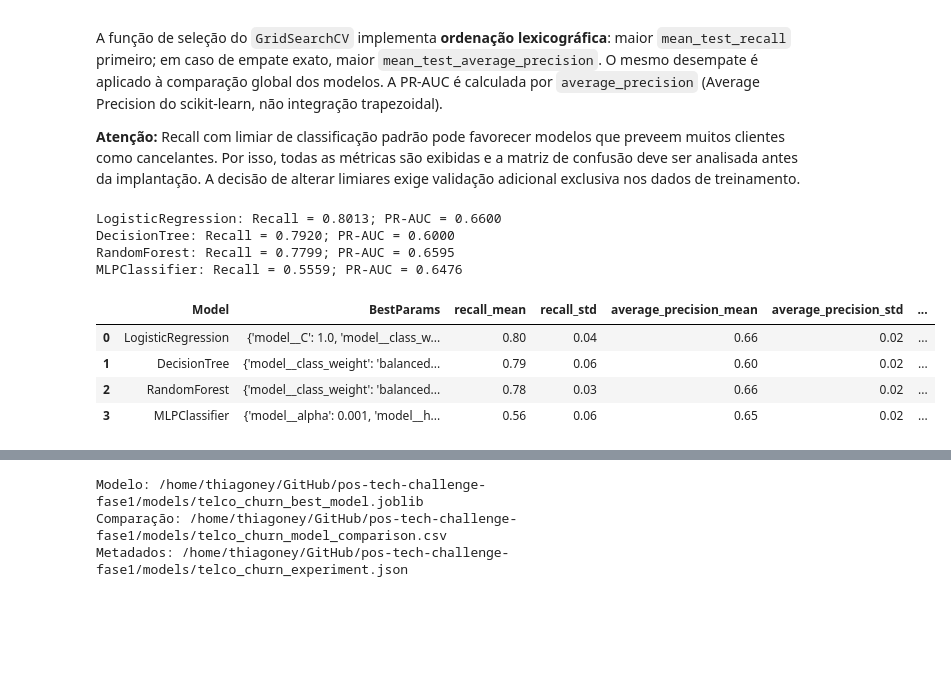
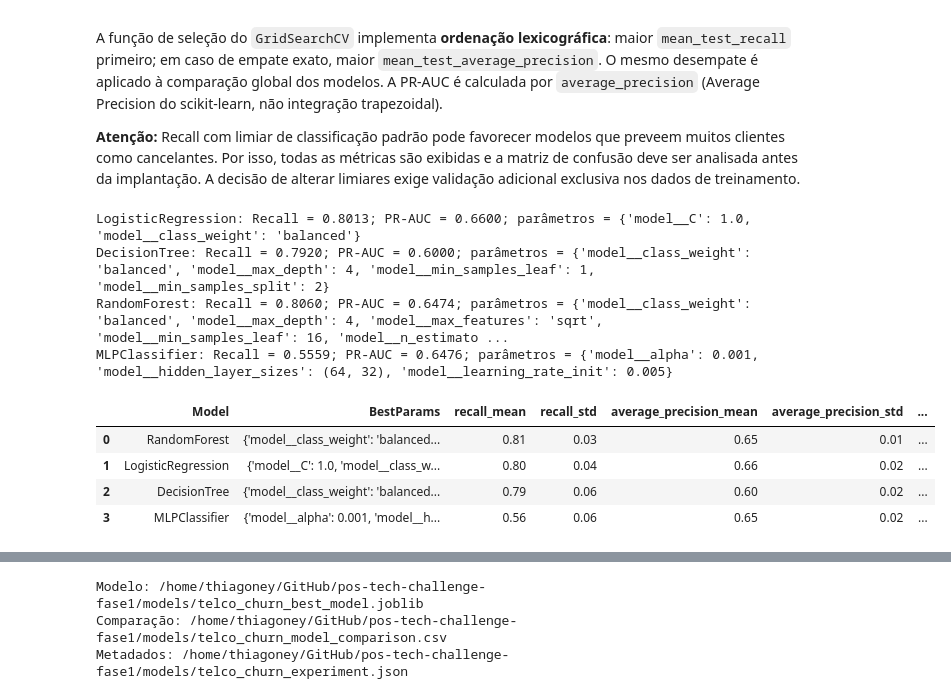
Before and after one commit to GreyCosSil/pos-tech-challenge-fase1, a Jupyter notebook: notebooks/03. models.ipynb, the cells around one changed output, grey strips where cells are left out. Cells and saved outputs as stored; diff of their text form; code cells hidden in the pictures; blank space fills up the shorter version.

```diff
--- a/notebooks/03. models.ipynb
+++ b/notebooks/03. models.ipynb
@@ -426,7 +422,7 @@ param_grids = {
 cv = StratifiedKFold(n_splits=5, shuffle=True, random_state=RANDOM_STATE)
 scoring = {
     "recall": "recall",
-    "average_precision": "average_precision", # PR_AUC
+    "average_precision": "average_precision",  # PR_AUC
     "precision": "precision",
     "f1": "f1",
     "roc_auc": "roc_auc",
@@ -451,41 +447,41 @@ for model_name, estimator in models.items():
     search.fit(X_train, y_train)
     searches[model_name] = search
     best_index = search.best_index_
     result = {"Model": model_name, "BestParams": search.best_params_}
     for metric in scoring:
         result[f"{metric}_mean"] = float(
             search.cv_results_[f"mean_test_{metric}"][best_index]
         )
         result[f"{metric}_std"] = float(
             search.cv_results_[f"std_test_{metric}"][best_index]
         )
     results.append(result)
     print(
         f"{model_name}: Recall = {result['recall_mean']:.4f}; "
-        f"PR-AUC = {result['average_precision_mean']:.4f}"
+        f"PR-AUC = {result['average_precision_mean']:.4f}; "
         f"parâmetros = {search.best_params_}"
     )
 
 comparison_df = (
     pd.DataFrame(results)
     .sort_values(
         ["recall_mean", "average_precision_mean"],
         ascending=[False, False],
         kind="stable",
     )
     .reset_index(drop=True)
 )
 # Exibir todos os indicadores e a configuração escolhida por modelo.
 display(comparison_df.round(4))
 # %% [output]
-LogisticRegression: Recall = 0.8013; PR-AUC = 0.6600
-DecisionTree: Recall = 0.7920; PR-AUC = 0.6000
-RandomForest: Recall = 0.7799; PR-AUC = 0.6595
-MLPClassifier: Recall = 0.5559; PR-AUC = 0.6476
+LogisticRegression: Recall = 0.8013; PR-AUC = 0.6600; parâmetros = {'model__C': 1.0, 'model__class_weight': 'balanced'}
+DecisionTree: Recall = 0.7920; PR-AUC = 0.6000; parâmetros = {'model__class_weight': 'balanced', 'model__max_depth': 4, 'model__min_samples_leaf': 1, 'model__min_samples_split': 2}
+RandomForest: Recall = 0.8060; PR-AUC = 0.6474; parâmetros = {'model__class_weight': 'balanced', 'model__max_depth': 4, 'model__max_features': 'sqrt', 'model__min_samples_leaf': 16, 'model__n_estimato ...
+MLPClassifier: Recall = 0.5559; PR-AUC = 0.6476; parâmetros = {'model__alpha': 0.001, 'model__hidden_layer_sizes': (64, 32), 'model__learning_rate_init': 0.005}
 |  | Model | BestParams | recall_mean | recall_std | average_precision_mean | average_precision_std | ... |
-| 0 | LogisticRegression | {'model__C': 1.0, 'model__class_w... | 0.80 | 0.04 | 0.66 | 0.02 | ... |
-| 1 | DecisionTree | {'model__class_weight': 'balanced... | 0.79 | 0.06 | 0.60 | 0.02 | ... |
-| 2 | RandomForest | {'model__class_weight': 'balanced... | 0.78 | 0.03 | 0.66 | 0.02 | ... |
+| 0 | RandomForest | {'model__class_weight': 'balanced... | 0.81 | 0.03 | 0.65 | 0.01 | ... |
+| 1 | LogisticRegression | {'model__C': 1.0, 'model__class_w... | 0.80 | 0.04 | 0.66 | 0.02 | ... |
+| 2 | DecisionTree | {'model__class_weight': 'balanced... | 0.79 | 0.06 | 0.60 | 0.02 | ... |
 | 3 | MLPClassifier | {'model__alpha': 0.001, 'model__h... | 0.56 | 0.06 | 0.65 | 0.02 | ... |
 # %% [markdown]
 ### 8. Seleção do modelo e avaliação final
```
Also changed, not shown: parts of 8 cells of this notebook.
